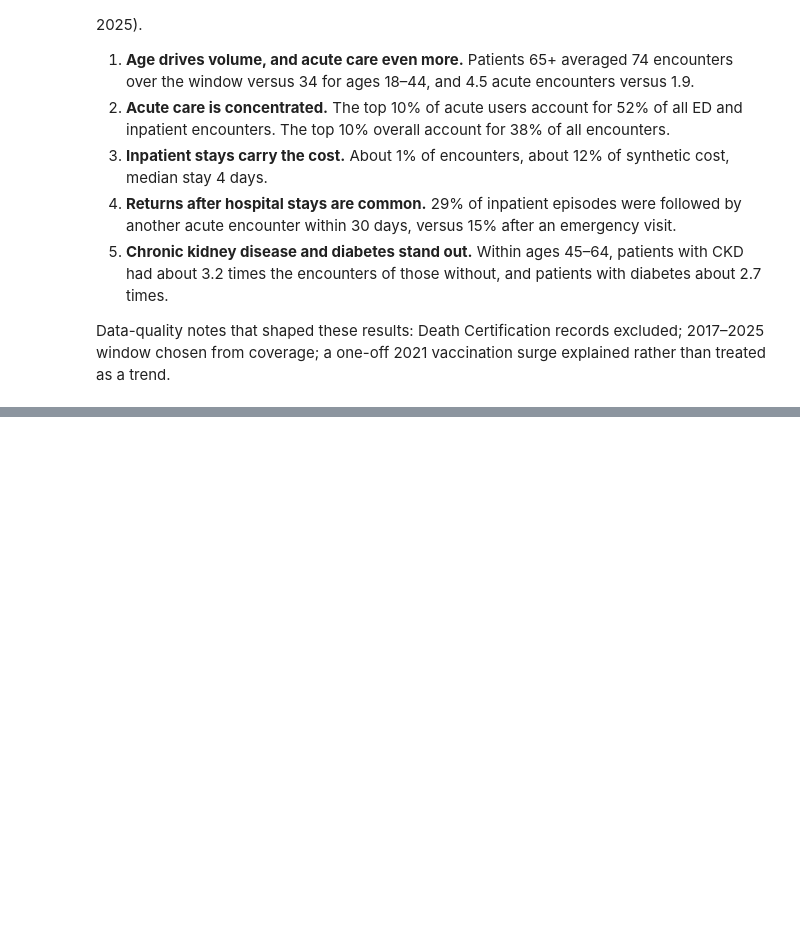
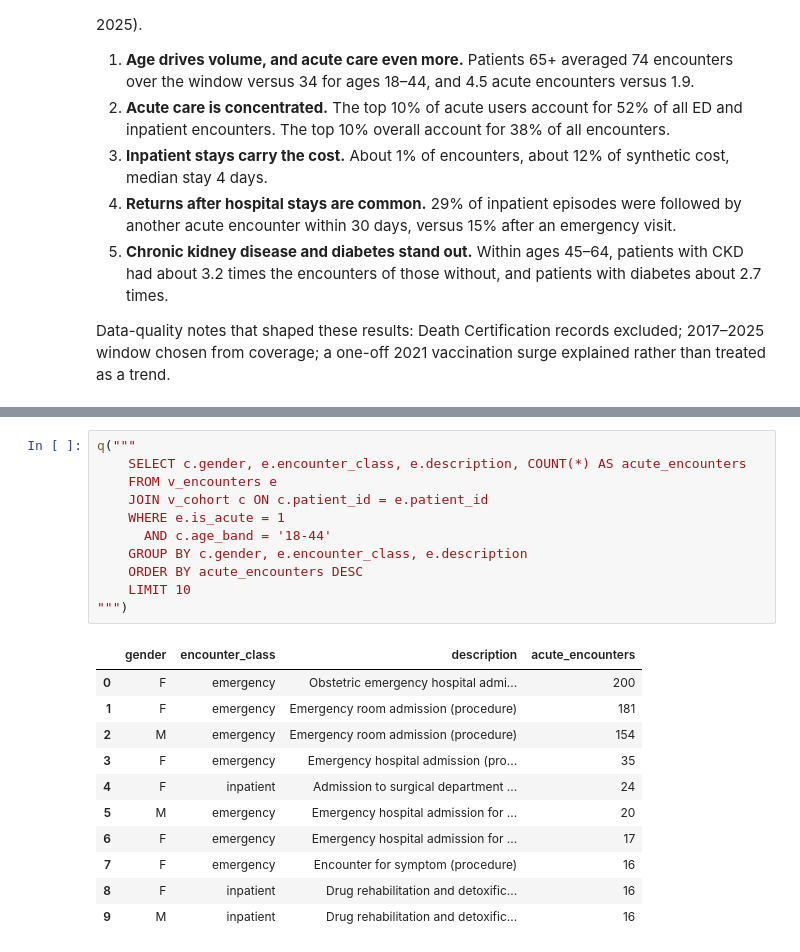
Before and after one commit to alinaasif18/patient-utilization-analysis, a Jupyter notebook: patient_utilization_analysis.ipynb, the cells around one changed output, grey strips where cells are left out. Saved outputs shown, nothing was run; the diff lists cells and outputs as text; blank space fills up the shorter version.

```diff
--- a/patient_utilization_analysis.ipynb
+++ b/patient_utilization_analysis.ipynb
@@ -1288,0 +1376,23 @@ con.close()
+# %%
+q("""
+    SELECT c.gender, e.encounter_class, e.description, COUNT(*) AS acute_encounters
+    FROM v_encounters e
+    JOIN v_cohort c ON c.patient_id = e.patient_id
+    WHERE e.is_acute = 1
+      AND c.age_band = '18-44'
+    GROUP BY c.gender, e.encounter_class, e.description
+    ORDER BY acute_encounters DESC
+    LIMIT 10
+""")
+# %% [output]
+|  | gender | encounter_class | description | acute_encounters |
+| 0 | F | emergency | Obstetric emergency hospital admi... | 200 |
+| 1 | F | emergency | Emergency room admission (procedure) | 181 |
+| 2 | M | emergency | Emergency room admission (procedure) | 154 |
+| 3 | F | emergency | Emergency hospital admission (pro... | 35 |
+| 4 | F | inpatient | Admission to surgical department ... | 24 |
+| 5 | M | emergency | Emergency hospital admission for ... | 20 |
+| 6 | F | emergency | Emergency hospital admission for ... | 17 |
+| 7 | F | emergency | Encounter for symptom (procedure) | 16 |
+| 8 | F | inpatient | Drug rehabilitation and detoxific... | 16 |
+| 9 | M | inpatient | Drug rehabilitation and detoxific... | 16 |
```
Also changed, not shown: parts of 7 cells of this notebook, 6 other files.
